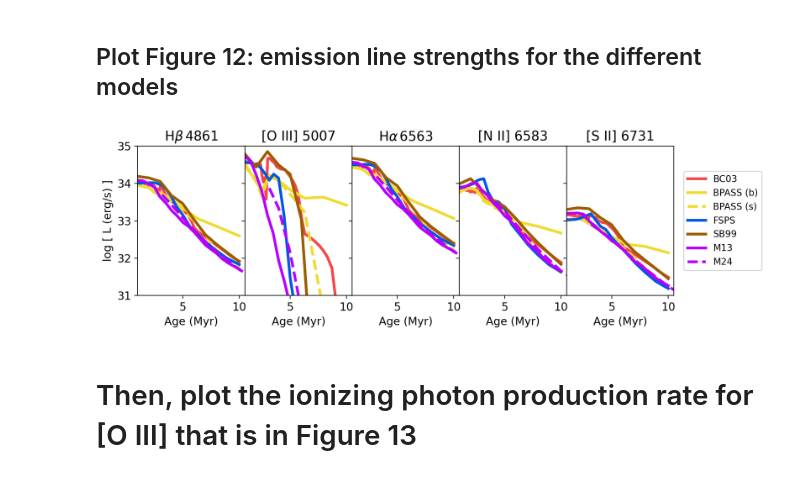
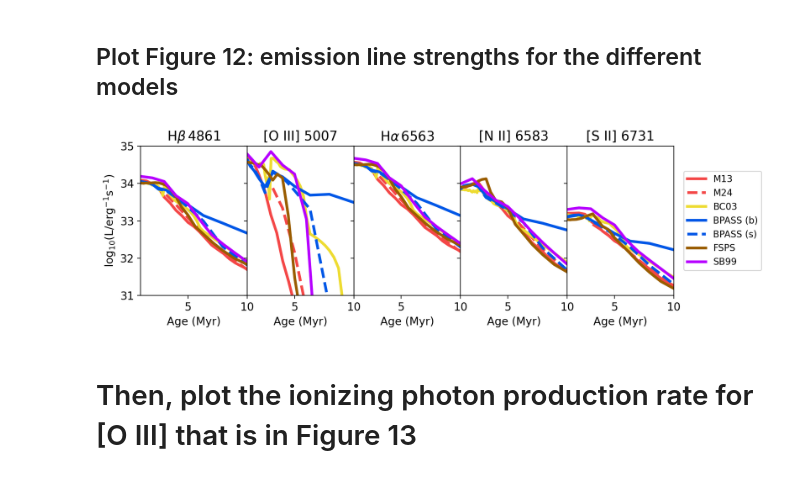
Before and after one commit to sophie-newman/cloudy-maraston, a Jupyter notebook: notebooks/notebook3_model_comparison.ipynb, the cells around one changed output. Saved outputs shown, nothing was run; the diff lists cells and outputs as text; code cells hidden in the pictures.

```diff
--- a/notebooks/notebook3_model_comparison.ipynb
+++ b/notebooks/notebook3_model_comparison.ipynb
@@ -22,22 +22,22 @@ We now have a lot of grids to import into `synthesizer`!
 # %%
 grid_dir = '../grids'
 
-grid_name_m13 = 'maraston13_kroupa-max_age:7.0_cloudy-c23.01-sps'
+grid_name_m13 = 'maraston13_kroupa_cloudy-c23.01-sps'
 grid_m13 = Grid(grid_name_m13, grid_dir=grid_dir, read_lines=True)
 
-grid_name_bc03 = 'bc03_chabrier03-0.1,100-max_age:7.0_cloudy-c23.01-sps'
+grid_name_bc03 = 'bc03_chabrier03-0.1,100_cloudy-c23.01-sps'
 grid_bc03 = Grid(grid_name_bc03, grid_dir=grid_dir, read_lines=True)
 
-grid_name_bpass = 'bpass-2.2.1-bin_bpl-0.1,1.0,100.0-1.3,2.35-max_age:7.0_cloudy-c23.01-sps'
+grid_name_bpass = 'bpass-2.2.1-bin_chabrier03-0.1,100.0_cloudy-c23.01-sps'
 grid_bpass = Grid(grid_name_bpass, grid_dir=grid_dir, read_lines=True)
 
-grid_name_bpass_sin = 'bpass-2.2.1-sin_bpl-0.1,1.0,100.0-1.3,2.35-max_age:7.0_cloudy-c23.01-sps'
+grid_name_bpass_sin = 'bpass-2.2.1-sin_chabrier03-0.1,100.0_cloudy-c23.01-sps'
 grid_bpass_single = Grid(grid_name_bpass_sin, grid_dir=grid_dir, read_lines=True)
 
-grid_name_fsps = 'fsps-3.2-mist-basel_chabrier03-0.08,120-max_age:7.0_cloudy-c23.01-sps'
+grid_name_fsps = 'fsps-3.2-mist-basel_chabrier03-0.08,120_cloudy-c23.01-sps'
 grid_fsps = Grid(grid_name_fsps, grid_dir=grid_dir, read_lines=True)
 
-grid_name_sb99 = 'starburst99_stellar-max_age:7.0_cloudy-c23.01-sps'
+grid_name_sb99 = 'starburst99_stellar_cloudy-c23.01-sps'
 grid_sb99 = Grid(grid_name_sb99, grid_dir=grid_dir, read_lines=True)
 
 grid_name_m24 = 'maraston24_kr_0.00_cloudy-c23.01-sps'
@@ -47,54 +47,65 @@ grid_m24 = Grid(grid_name_m24, grid_dir=grid_dir, read_lines=True)
 # %%
 colors = ["#f44747", "#eedc31", "#0057e7", "#9a5d00", "#b700ff"]
 
-colors_to_plot = [colors[0], colors[1], colors[1], colors[2], colors[3], colors[4], colors[4]]
-linestyles = ['-', '-', '--', '-', '-', '-', '--']
+colors_to_plot = [colors[0], colors[0], colors[1], colors[2], colors[2], colors[3], colors[4]]
+linestyles = ['-', '--', '-', '-', '--', '-', '-']
 
 fig, axes = plt.subplots(1, 5, figsize=(10, 3), sharey=True)  # 1 row, 5 columns
 
 line_ids = ['H 1 4861.32A', 'O 3 5006.84A', 'H 1 6562.80A', 'N 2 6583.45A', 'S 2 6730.82A']
 line_label = [r'H$\beta \, 4861$', '[O III] 5007', r'H$\alpha \, 6563$', '[N II] 6583', '[S II] 6731']
 
-grids = [grid_bc03, grid_bpass, grid_bpass_single, grid_fsps, grid_sb99, grid_m13, grid_m24]
-grid_name = ['BC03', 'BPASS (b)', 'BPASS (s)', 'FSPS', 'SB99', 'M13', 'M24']
-
+grids = [grid_m13, grid_m24, grid_bc03, grid_bpass, grid_bpass_single, grid_fsps, grid_sb99]
+grid_name = ['M13', 'M24', 'BC03', 'BPASS (b)', 'BPASS (s)', 'FSPS', 'SB99']
 
 Z = 0.02
 
 for line, ax in enumerate(axes):
     ax.set_title(line_label[line])
 
     for idx, grid in enumerate(grids) :
 
             x = []
             y = []
             line_lum = []
 
-            for ia, log10age in enumerate(grid.log10age):
+            for ia, age in enumerate(grid.ages):
 
-                grid_point = grid.get_grid_point((log10age,Z))
+                grid_point = grid.get_grid_point((age,Z))
 
                 sed_incident = grid.get_spectra(grid_point, spectra_id="incident")
 
                 #get luminosity of line
                 wanted_line = grid.get_line(grid_point, line_ids[line])
+
+                #if line == 1: # [O III]
+
+                    # Check if the luminosity of the wanted line is less than 10^31
+                    #if wanted_line.luminosity.value < 1e+31:
+                    #    # Print the age in Myr (converting from 10^log10age to years, then dividing by 1e6 to get Myr)
+                    #    print(grid_name[idx], (10**log10age) / 1e6)
+
+                #if grid_name[idx] == 'BPASS (b)':
+
+                #    print(wanted_line.luminosity.value)
+
                 line_lum.append( wanted_line.luminosity )
 
 
-            ax.plot(10**(grid.log10age)/1e6, np.log10(line_lum), c=colors_to_plot[idx], label=grid_name[idx], lw=3, ls=linestyles[idx])
-            ax.set_xlim(left=1)
+            ax.plot(grid.ages/1e6, np.log10(line_lum), c=colors_to_plot[idx], label=grid_name[idx], lw=3, ls=linestyles[idx])
+            ax.set_xlim(left=1, right=10)
             ax.set_ylim(top = 35, bottom=31)
             ax.set_xlabel('Age (Myr)')
 
 plt.tight_layout()
-axes[0].set_ylabel('log [ L (erg/s) ]')
+axes[0].set_ylabel(r'$\rm log_{10}(L/erg^{-1}s^{-1}$)')
 
 axes[4].legend(loc='center left', bbox_to_anchor=(1.05, 0.5), fontsize=10)
 
 plt.tight_layout(pad=0)  # Set padding between subplots to zero
 plt.subplots_adjust(wspace=0)
 # %% [output]
-[figure, old version]
+[figure, new version]
 # %% [markdown]
 # Then, plot the ionizing photon production rate for [O III] that is in Figure 13
 # %%
```
Also changed, not shown: parts of 2 cells of this notebook.
